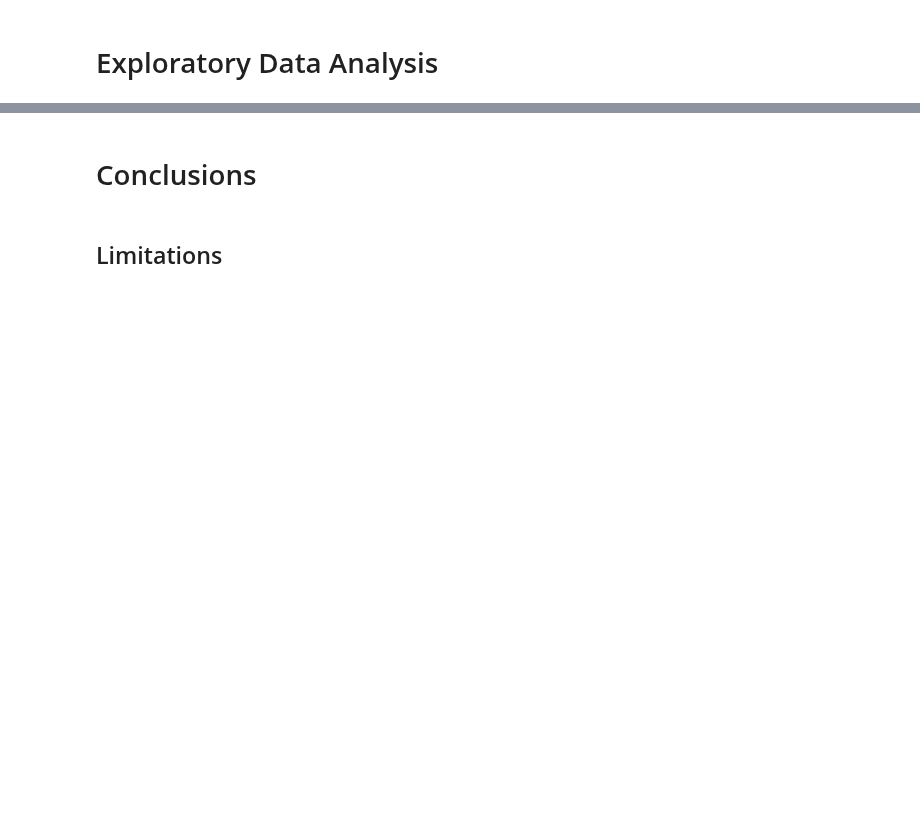
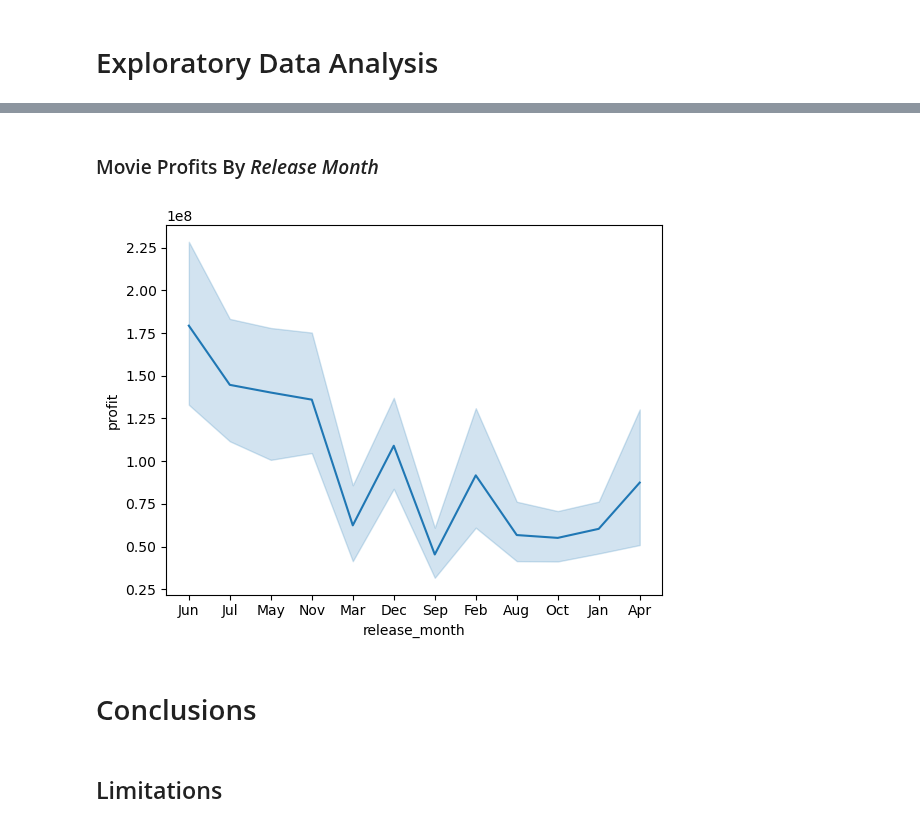
Before and after one commit to scarlettvalentin/movie_studio_project, a Jupyter notebook: notebook.ipynb, the cells around one changed output, grey strips where cells are left out. Saved outputs shown, nothing was run; the diff lists cells and outputs as text; code cells hidden in the pictures; blank space fills up the shorter version.

```diff
--- a/notebook.ipynb
+++ b/notebook.ipynb
@@ -516,3 +575,10 @@ memory usage: 12.4+ KB
+# %% [markdown]
+### Movie Profits By *Release Month*
+# %%
+sns.lineplot(data=movies_data, x='release_month', y='profit')
+sns.xlabel = 'Profit'
+# %% [output]
+[figure, added]
 # %% [markdown]
 # Conclusions
 # %% [markdown]
```
Also changed, not shown: parts of 13 cells of this notebook.
